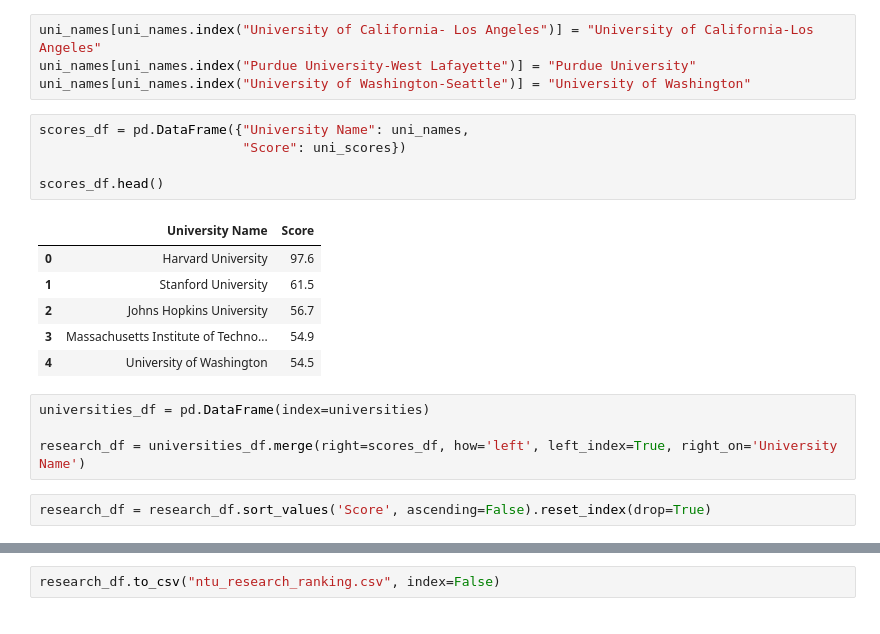
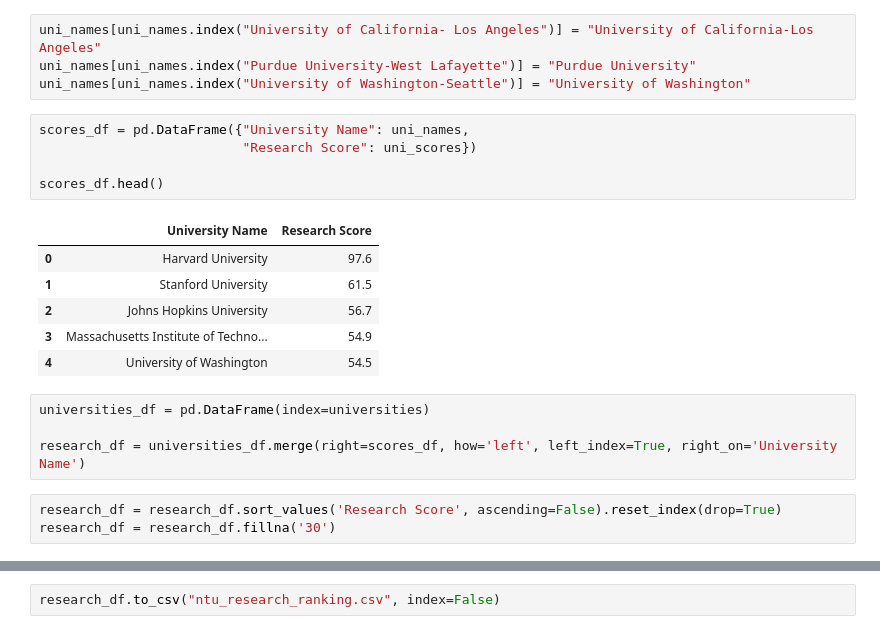
Before and after one commit to Jeanff02/CME538_Byte_Me_Big_Project, a Jupyter notebook: ntu_scrape.ipynb, the cells around one changed output, grey strips where cells are left out. Drawn from its saved outputs; the diff is of its cells as text.

```diff
--- a/ntu_scrape.ipynb
+++ b/ntu_scrape.ipynb
@@ -103,11 +103,11 @@ uni_names[uni_names.index("Purdue University-West Lafayette")] = "Purdue Univers
 uni_names[uni_names.index("University of Washington-Seattle")] = "University of Washington"
 # %%
 scores_df = pd.DataFrame({"University Name": uni_names,
-                          "Score": uni_scores})
+                          "Research Score": uni_scores})
 
 scores_df.head()
 # %% [output]
-|  | University Name | Score |
+|  | University Name | Research Score |
 | 0 | Harvard University | 97.6 |
 | 1 | Stanford University | 61.5 |
 | 2 | Johns Hopkins University | 56.7 |
@@ -118,4 +118,5 @@ universities_df = pd.DataFrame(index=universities)
 
 research_df = universities_df.merge(right=scores_df, how='left', left_index=True, right_on='University Name')
 # %%
-research_df = research_df.sort_values('Score', ascending=False).reset_index(drop=True)
+research_df = research_df.sort_values('Research Score', ascending=False).reset_index(drop=True)
+research_df = research_df.fillna('30')
```
Also changed, not shown: parts of 1 cell of this notebook, 8 other files.
